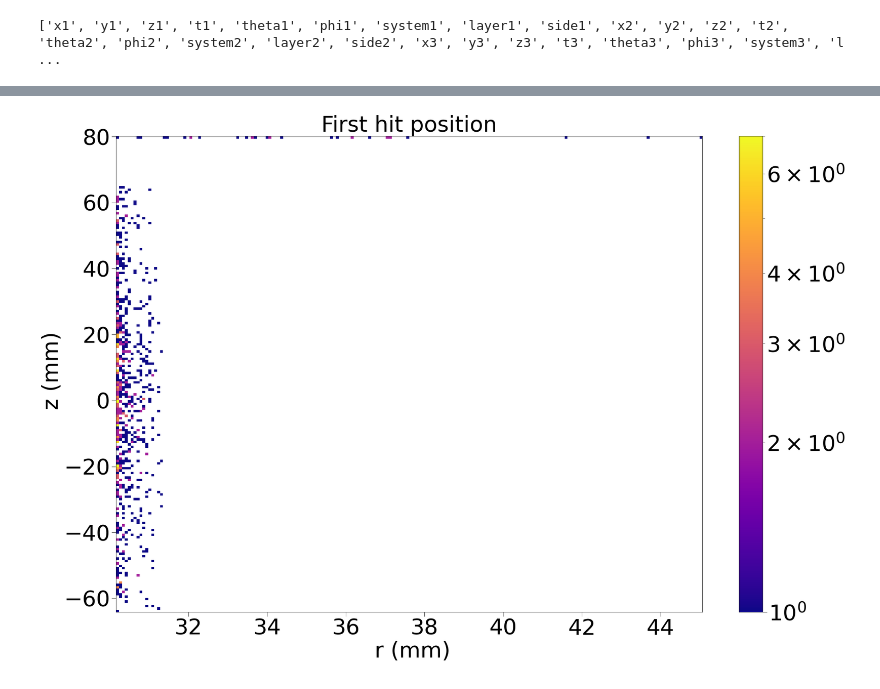
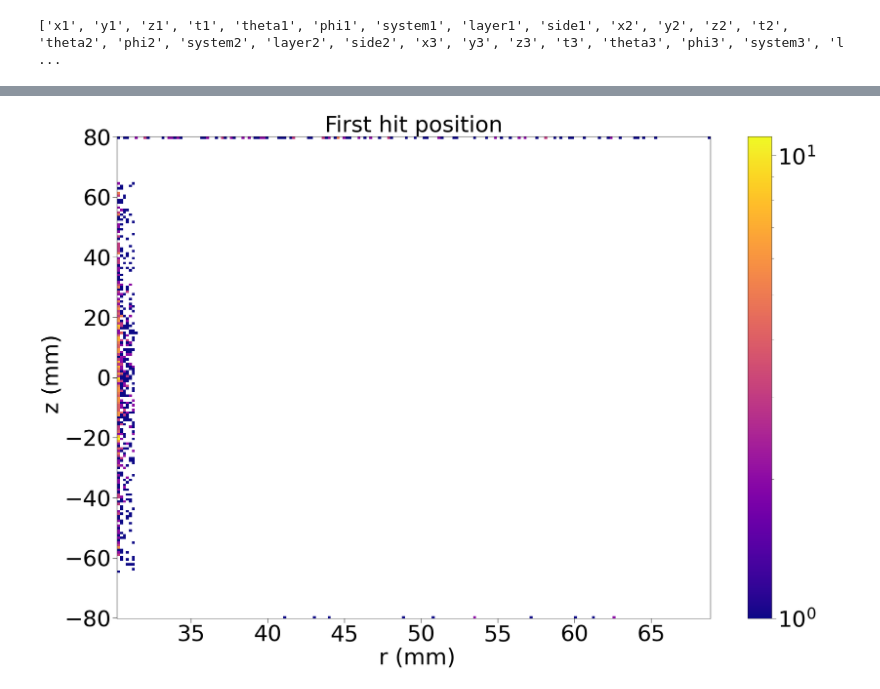
Before and after one commit to Isaac-Hirsch/10TeVMCDataAnalysis, a Jupyter notebook: doubleLayerFiltering/Double-Layer Filtering.ipynb, the cells around one changed output, grey strips where cells are left out. Cells and saved outputs as stored; diff of their text form; code cells hidden in the pictures.

```diff
--- a/doubleLayerFiltering/Double-Layer Filtering.ipynb
+++ b/doubleLayerFiltering/Double-Layer Filtering.ipynb
@@ -83,0 +28,13 @@ print(len(firstHit.x))
+# %%
+hit={
+    "x" : np.stack((tree["x1"].array(library="np"), tree["x2"].array(library="np"),tree["x3"].array(library="np"),tree["x4"].array(library="np"))),
+    "y" : np.stack((tree["y1"].array(library="np"), tree["y2"].array(library="np"),tree["y3"].array(library="np"),tree["y4"].array(library="np"))),
+    "z" : np.stack((tree["z1"].array(library="np"), tree["z2"].array(library="np"),tree["z3"].array(library="np"),tree["z4"].array(library="np"))),
+    "t" : np.stack((tree["t1"].array(library="np"), tree["t2"].array(library="np"),tree["t3"].array(library="np"),tree["t4"].array(library="np"))),
+    "theta" : np.stack((tree["theta1"].array(library="np"), tree["theta2"].array(library="np"),tree["theta3"].array(library="np"),tree["theta4"].array(library="np"))),
+    "phi" : np.stack((tree["phi1"].array(library="np"), tree["phi2"].array(library="np"),tree["phi3"].array(library="np"),tree["phi4"].array(library="np"))),
+    "sys" : np.stack((tree["system1"].array(library="np"), tree["system2"].array(library="np"),tree["system3"].array(library="np"),tree["system4"].array(library="np"))),
+    "lay" : np.stack((tree["layer1"].array(library="np"), tree["layer2"].array(library="np"),tree["layer3"].array(library="np"),tree["layer4"].array(library="np"))),
+    "side" : np.stack((tree["side1"].array(library="np"), tree["side2"].array(library="np"),tree["side3"].array(library="np"),tree["side4"].array(library="np"))),
+    "r" : np.sqrt(np.stack((tree["x1"].array(library="np"), tree["x2"].array(library="np"),tree["x3"].array(library="np"),tree["x4"].array(library="np")))**2+np.stack((tree["y1"].array(library="np"), tree["y2"].array(library="np"),tree["y3"].array(library="np"),tree["y4"].array(library="np")))**2)
+}
@@ -189,6 +134,6 @@ for i in range(1,int(max(secondHitBIB.sys))+1):
 # %%
-firstLayerMask=((firstHit.sys==1) | (firstHit.sys==2)) & (firstHit.lay==0)
-plot2DHistogram(firstHit.r[firstLayerMask],firstHit.z[firstLayerMask], label="First hit position; r (mm); z (mm)", bins=200)
+firstLayerMask=((hit["sys"]==1)|(hit["sys"]==2)) & (hit["lay"]==0)
+plot2DHistogram(hit["r"][firstLayerMask],hit["z"][firstLayerMask], label="First hit position; r (mm); z (mm)", bins=200)
 # %% [output]
-[figure, old version]
+[figure, new version]
 # %%
```
Also changed, not shown: parts of 15 cells of this notebook.
